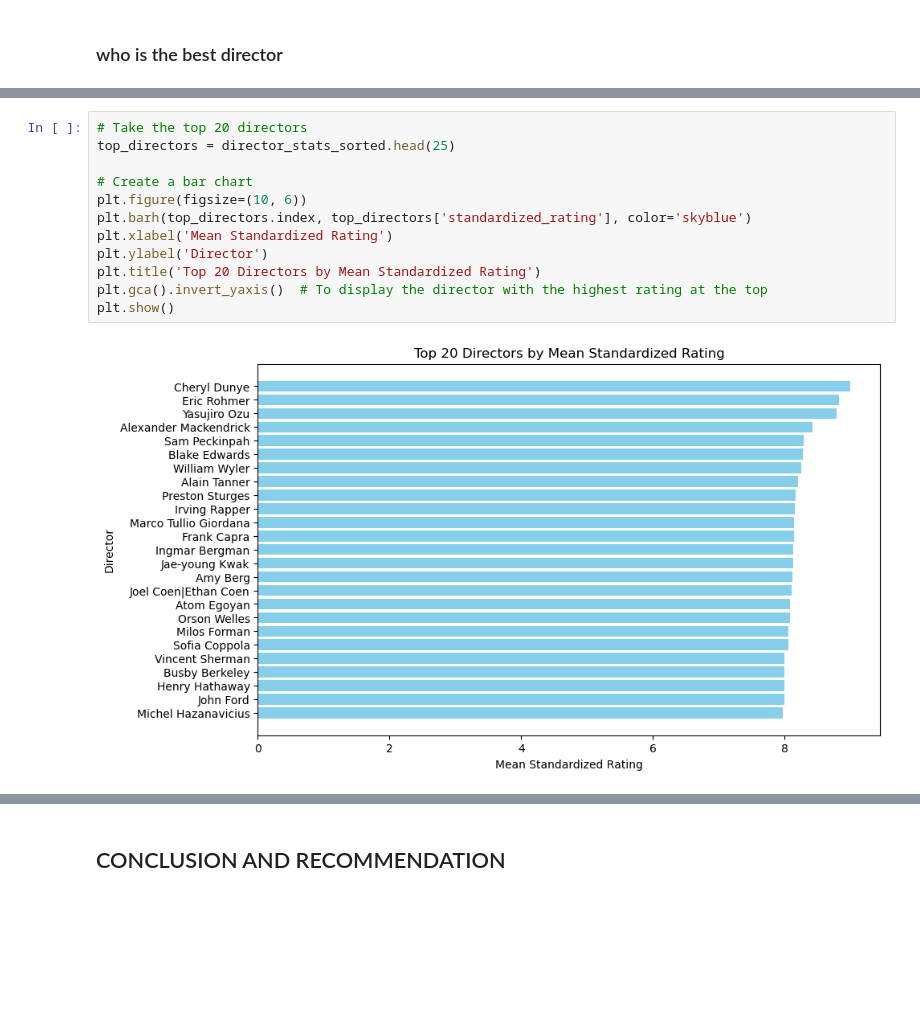
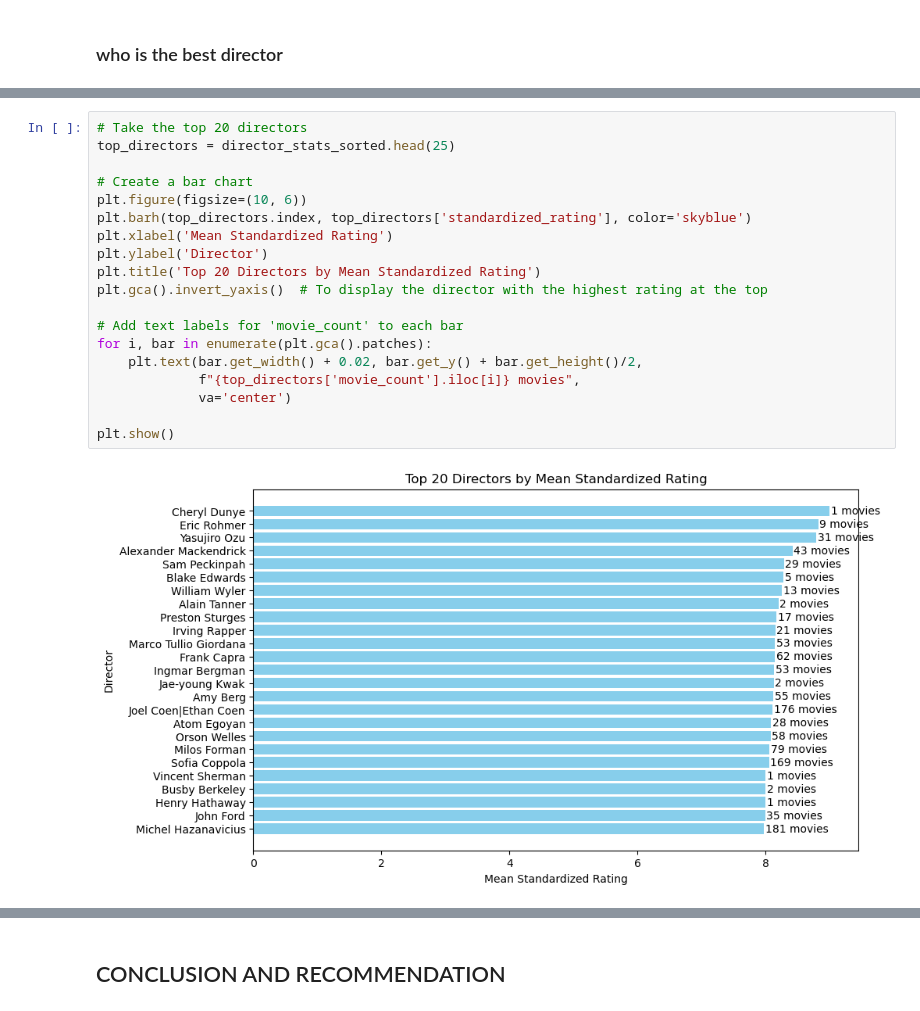
Before and after one commit to kev065/movie-studio-project, a Jupyter notebook: index.ipynb, the cells around one changed output, grey strips where cells are left out. Saved outputs shown, nothing was run; the diff lists cells and outputs as text; blank space fills up the shorter version.

```diff
--- a/index.ipynb
+++ b/index.ipynb
@@ -881,14 +881,21 @@ Sofia Coppola                     8.052129          169
 # %%
 # Take the top 20 directors
 top_directors = director_stats_sorted.head(25)
 
 # Create a bar chart
 plt.figure(figsize=(10, 6))
 plt.barh(top_directors.index, top_directors['standardized_rating'], color='skyblue')
 plt.xlabel('Mean Standardized Rating')
 plt.ylabel('Director')
 plt.title('Top 20 Directors by Mean Standardized Rating')
 plt.gca().invert_yaxis()  # To display the director with the highest rating at the top
+
+# Add text labels for 'movie_count' to each bar
+for i, bar in enumerate(plt.gca().patches):
+    plt.text(bar.get_width() + 0.02, bar.get_y() + bar.get_height()/2,
+             f"{top_directors['movie_count'].iloc[i]} movies",
+             va='center')
+
 plt.show()
 # %% [output]
-[figure, old version]
+[figure, new version]
```
Also changed, not shown: parts of 1 cell of this notebook, 4 other files.
